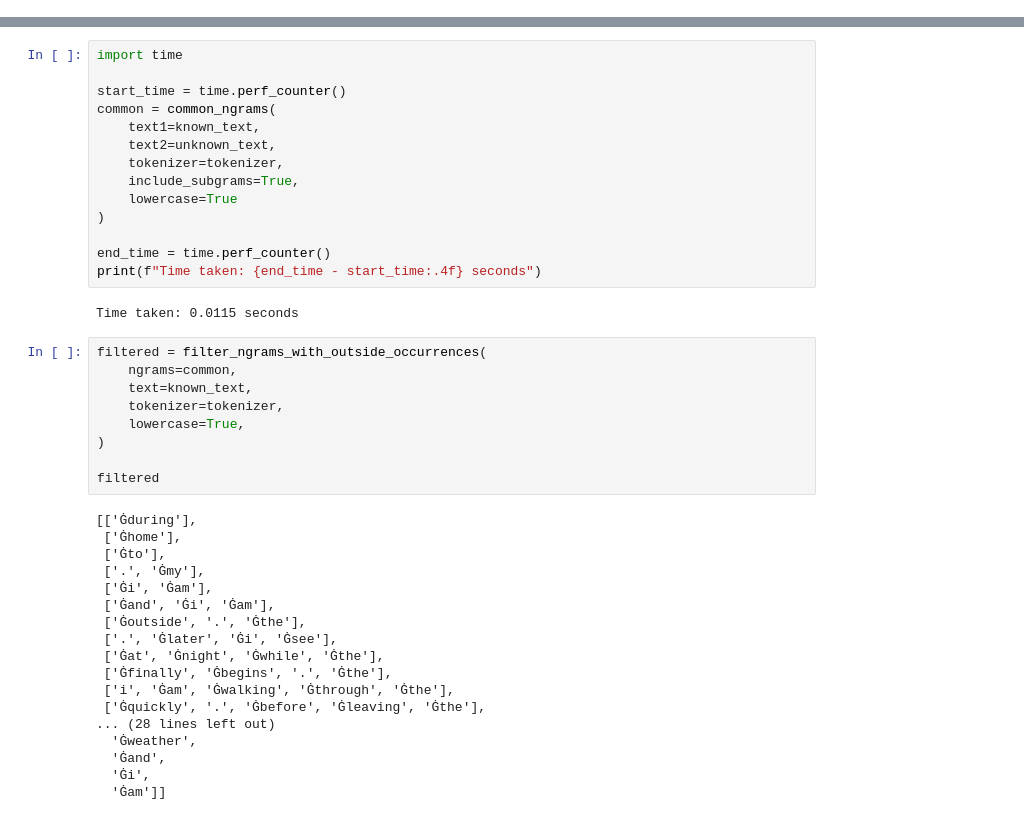
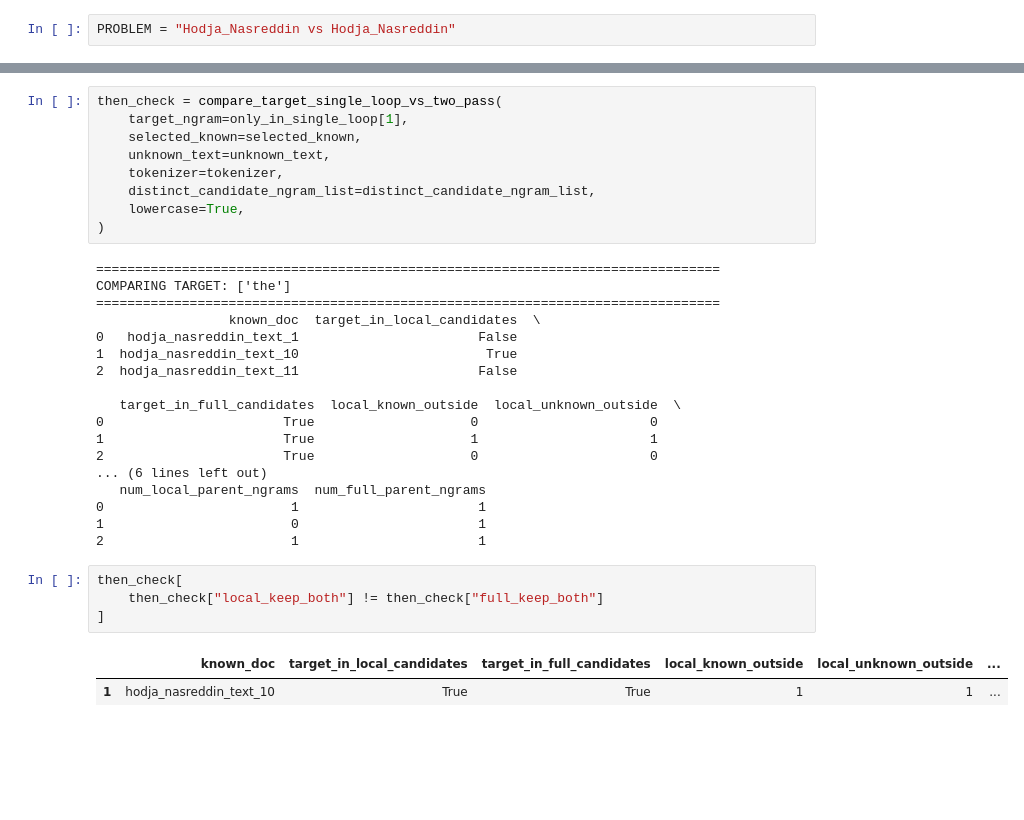
Before and after one commit to BenJCross1995/n-gram-av-methods, a Jupyter notebook: notebooks/testing/n-gram-tracing-subgrams.ipynb, the cells around one changed output, grey strips where cells are left out. Drawn from its saved outputs; the diff is of its cells as text; blank space fills up the shorter version.

```diff
--- a/notebooks/testing/n-gram-tracing-subgrams.ipynb
+++ b/notebooks/testing/n-gram-tracing-subgrams.ipynb
@@ -17,0 +62,2 @@ tokenizer, model = load_model("/Volumes/BCross/models/gpt2")
+# %%
+PROBLEM = "Hodja_Nasreddin vs Hodja_Nasreddin"
@@ -44,44 +612,35 @@ unknown_text = (
 # %%
-import time
-
-start_time = time.perf_counter()
-common = common_ngrams(
-    text1=known_text,
-    text2=unknown_text,
+then_check = compare_target_single_loop_vs_two_pass(
+    target_ngram=only_in_single_loop[1],
+    selected_known=selected_known,
+    unknown_text=unknown_text,
     tokenizer=tokenizer,
-    include_subgrams=True,
-    lowercase=True
+    distinct_candidate_ngram_list=distinct_candidate_ngram_list,
+    lowercase=True,
 )
-
-end_time = time.perf_counter()
-print(f"Time taken: {end_time - start_time:.4f} seconds")
 # %% [output]
-Time taken: 0.0115 seconds
+================================================================================
+COMPARING TARGET: ['the']
+================================================================================
+                 known_doc  target_in_local_candidates  \
+0   hodja_nasreddin_text_1                       False
+1  hodja_nasreddin_text_10                        True
+2  hodja_nasreddin_text_11                       False
+
+   target_in_full_candidates  local_known_outside  local_unknown_outside  \
+0                       True                    0                      0
+1                       True                    1                      1
+2                       True                    0                      0
+... (6 lines left out)
+   num_local_parent_ngrams  num_full_parent_ngrams
+0                        1                       1
+1                        0                       1
+2                        1                       1
 # %%
-filtered = filter_ngrams_with_outside_occurrences(
-    ngrams=common,
-    text=known_text,
-    tokenizer=tokenizer,
-    lowercase=True,
-)
-
-filtered
+then_check[
+    then_check["local_keep_both"] != then_check["full_keep_both"]
+]
 # %% [output]
-[['Ġduring'],
- ['Ġhome'],
- ['Ġto'],
- ['.', 'Ġmy'],
- ['Ġi', 'Ġam'],
- ['Ġand', 'Ġi', 'Ġam'],
- ['Ġoutside', '.', 'Ġthe'],
- ['.', 'Ġlater', 'Ġi', 'Ġsee'],
- ['Ġat', 'Ġnight', 'Ġwhile', 'Ġthe'],
- ['Ġfinally', 'Ġbegins', '.', 'Ġthe'],
- ['i', 'Ġam', 'Ġwalking', 'Ġthrough', 'Ġthe'],
- ['Ġquickly', '.', 'Ġbefore', 'Ġleaving', 'Ġthe'],
-... (28 lines left out)
-  'Ġweather',
-  'Ġand',
-  'Ġi',
-  'Ġam']]
+|  | known_doc | target_in_local_candidates | target_in_full_candidates | local_known_outside | local_unknown_outside | ... |
+| 1 | hodja_nasreddin_text_10 | True | True | 1 | 1 | ... |
 # %%
```
Also changed, not shown: parts of 17 cells of this notebook, 3 other files.
